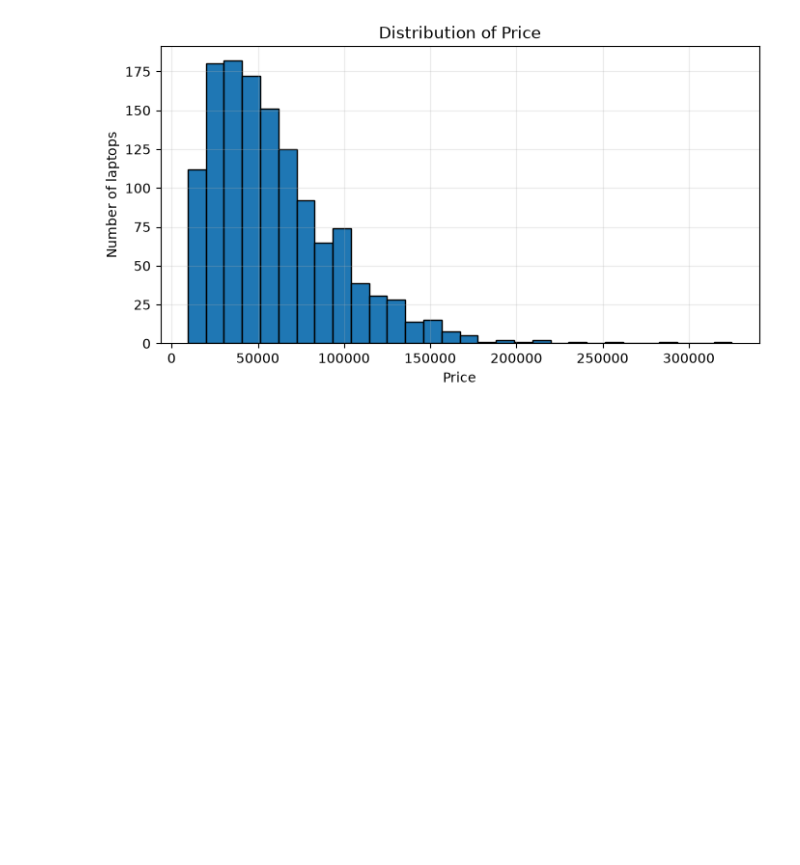
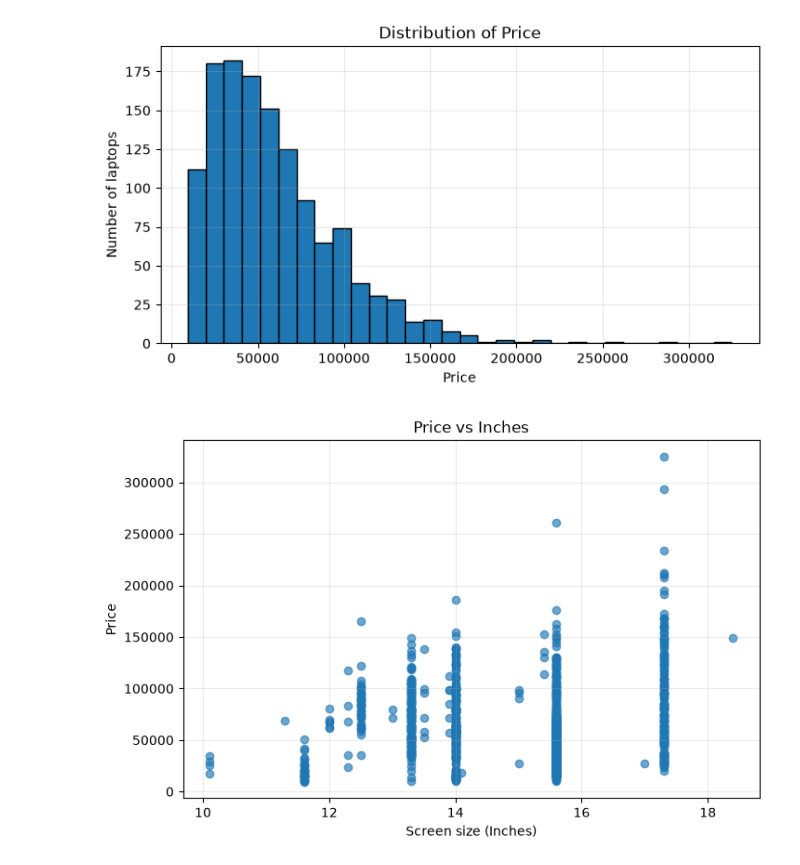
Before and after one commit to 2026aib1053-spark/laptop-price-predictor, a Jupyter notebook: laptop_price_prediction.ipynb, the cells around one changed output. Cells and saved outputs as stored; diff of their text form; code cells hidden in the pictures; blank space fills up the shorter version.

```diff
--- a/laptop_price_prediction.ipynb
+++ b/laptop_price_prediction.ipynb
@@ -100,4 +100,14 @@ plt.show()
 # %% [output]
 [figure]
 # %%
-# cell 5
+# Cell 5: Scatter plot of screen size versus price
+
+plt.figure(figsize=(8, 5))
+plt.scatter(df["Inches"], df["Price"], alpha=0.65)
+plt.title("Price vs Inches")
+plt.xlabel("Screen size (Inches)")
+plt.ylabel("Price")
+plt.grid(alpha=0.25)
+plt.show()
+# %% [output]
+[figure, added]
```
